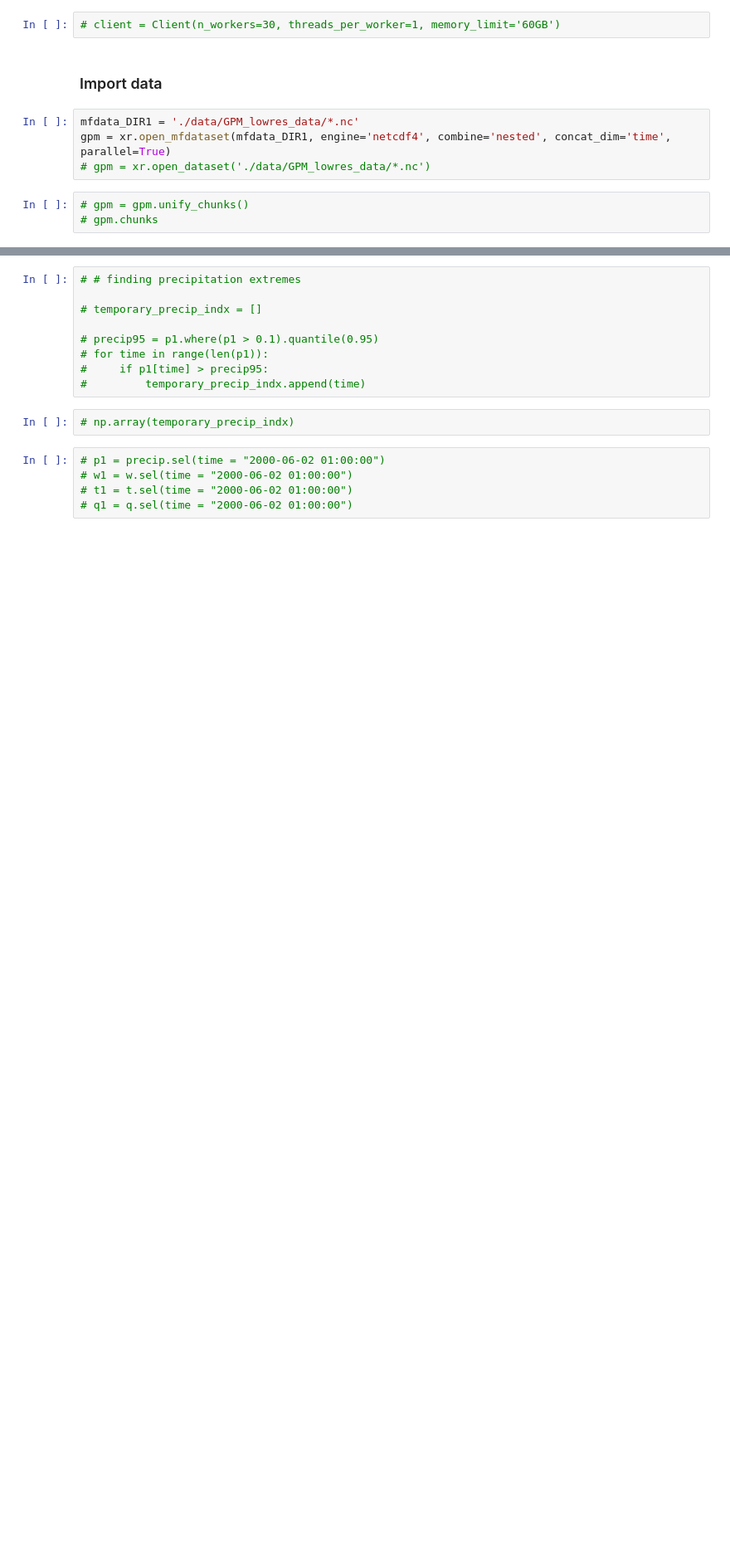
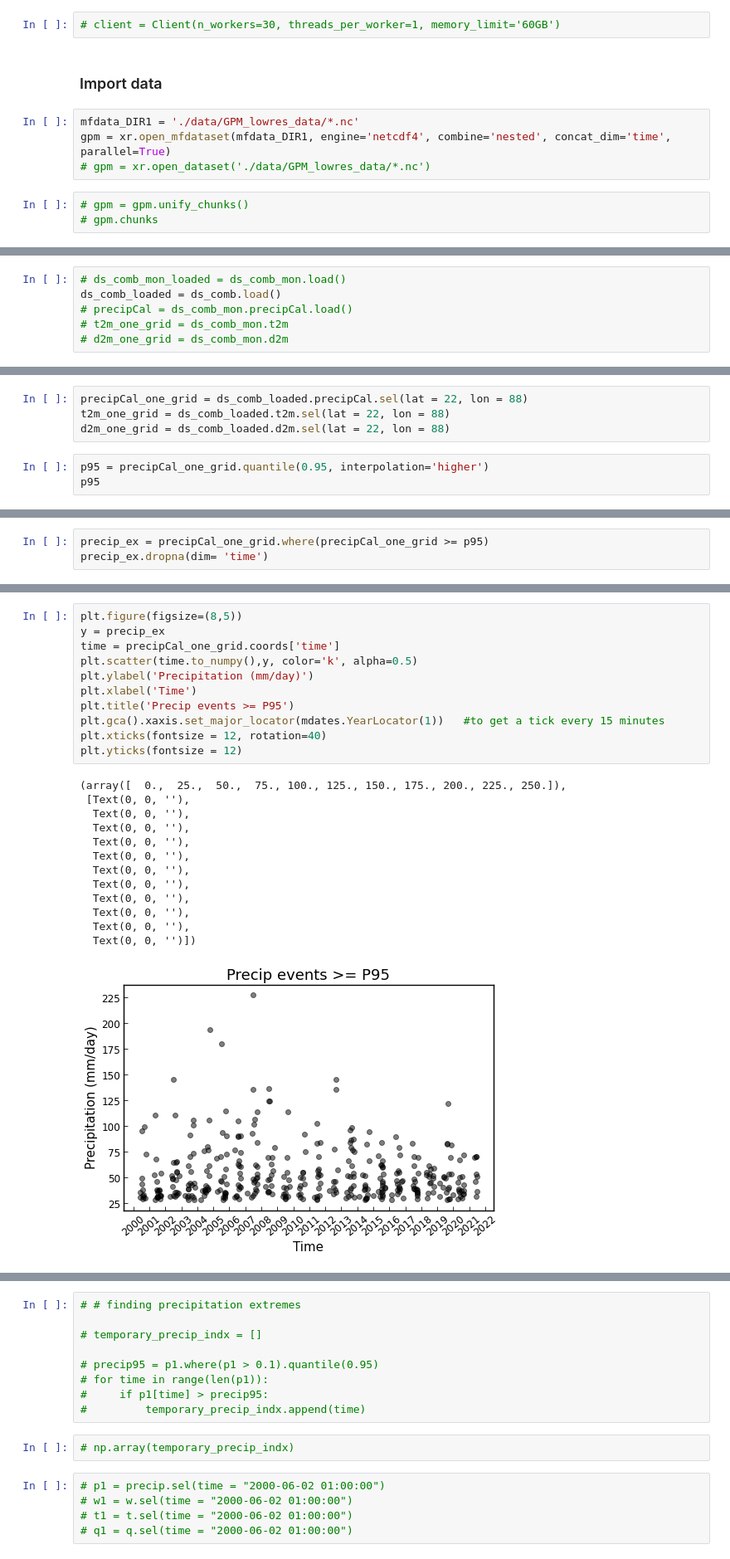
Before and after one commit to adisen99/msc_project, a Jupyter notebook: test.ipynb, the cells around one changed output, grey strips where cells are left out. Shown at 83% size. Drawn from its saved outputs; the diff is of its cells as text; blank space fills up the shorter version.

```diff
--- a/test.ipynb
+++ b/test.ipynb
@@ -242,0 +260,6 @@ KeyboardInterrupt:
+# %%
+# ds_comb_mon_loaded = ds_comb_mon.load()
+ds_comb_loaded = ds_comb.load()
+# precipCal = ds_comb_mon.precipCal.load()
+# t2m_one_grid = ds_comb_mon.t2m
+# d2m_one_grid = ds_comb_mon.d2m
@@ -242,0 +268,7 @@ KeyboardInterrupt:
+# %%
+precipCal_one_grid = ds_comb_loaded.precipCal.sel(lat = 22, lon = 88)
+t2m_one_grid = ds_comb_loaded.t2m.sel(lat = 22, lon = 88)
+d2m_one_grid = ds_comb_loaded.d2m.sel(lat = 22, lon = 88)
+# %%
+p95 = precipCal_one_grid.quantile(0.95, interpolation='higher')
+p95
@@ -242,0 +280,3 @@ KeyboardInterrupt:
+# %%
+precip_ex = precipCal_one_grid.where(precipCal_one_grid >= p95)
+precip_ex.dropna(dim= 'time')
@@ -242,0 +301,25 @@ KeyboardInterrupt:
+# %%
+plt.figure(figsize=(8,5))
+y = precip_ex
+time = precipCal_one_grid.coords['time']
+plt.scatter(time.to_numpy(),y, color='k', alpha=0.5)
+plt.ylabel('Precipitation (mm/day)')
+plt.xlabel('Time')
+plt.title('Precip events >= P95')
+plt.gca().xaxis.set_major_locator(mdates.YearLocator(1))   #to get a tick every 15 minutes
+plt.xticks(fontsize = 12, rotation=40)
+plt.yticks(fontsize = 12)
+# %% [output]
+(array([  0.,  25.,  50.,  75., 100., 125., 150., 175., 200., 225., 250.]),
+ [Text(0, 0, ''),
+  Text(0, 0, ''),
+  Text(0, 0, ''),
+  Text(0, 0, ''),
+  Text(0, 0, ''),
+  Text(0, 0, ''),
+  Text(0, 0, ''),
+  Text(0, 0, ''),
+  Text(0, 0, ''),
+  Text(0, 0, ''),
+  Text(0, 0, '')])
+[figure, added]
```
Also changed, not shown: parts of 64 cells of this notebook, 7 other files.
